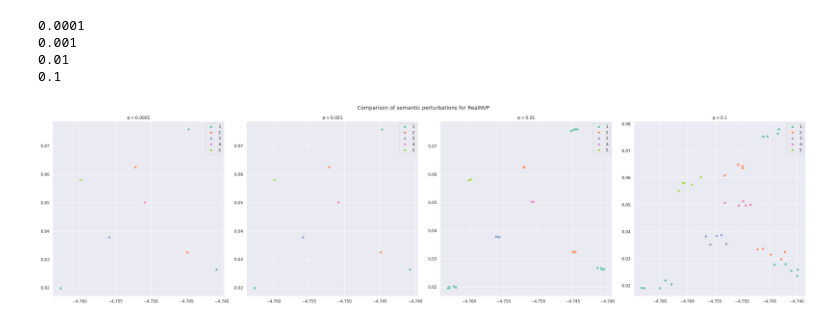
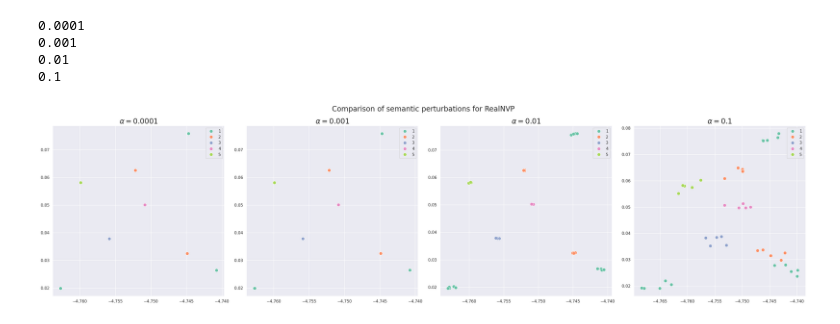
Before and after one commit to konrad-karanowski/nlp-classes, a Jupyter notebook: source/nlp/notebooks/ShowPerturbation.ipynb, the cells around one changed output. Drawn from its saved outputs; the diff is of its cells as text; code cells hidden in the pictures.

```diff
--- a/source/nlp/notebooks/ShowPerturbation.ipynb
+++ b/source/nlp/notebooks/ShowPerturbation.ipynb
@@ -167,11 +158,11 @@ for i in range(len(results_maf)):
 
     f_pca, r_pca = pca[:len(f_x)], pca[len(f_x):]
 
-    sns.scatterplot(x=f_pca[:, 0], y=f_pca[:, 1], hue=f_y, palette='Set2', ax=ax[i], s=50)
+    sns.scatterplot(x=f_pca[:, 0], y=f_pca[:, 1], hue=f_y, palette='Set2', ax=ax[i], s=80)
 
-    ax[i].set_title(rf'$\alpha={alpha}$')
+    ax[i].set_title(rf'$\alpha={alpha}$', fontdict={'fontsize': 20})
 
-fig.suptitle('Comparison of semantic perturbations for MAF')
+fig.suptitle('Comparison of semantic perturbations for MAF', size=20)
 fig.tight_layout()
 plt.savefig('plots/maf_latent.png')
 plt.show()
@@ -199,11 +190,11 @@ for i in range(len(results_nice)):
 
     f_pca, r_pca = pca[:len(f_x)], pca[len(f_x):]
 
-    sns.scatterplot(x=f_pca[:, 0], y=f_pca[:, 1], hue=f_y, palette='Set2', ax=ax[i], s=50)
+    sns.scatterplot(x=f_pca[:, 0], y=f_pca[:, 1], hue=f_y, palette='Set2', ax=ax[i], s=80)
 
-    ax[i].set_title(rf'$\alpha={alpha}$')
+    ax[i].set_title(rf'$\alpha={alpha}$', fontdict={'fontsize': 20})
 
-fig.suptitle('Comparison of semantic perturbations for NICE')
+fig.suptitle('Comparison of semantic perturbations for NICE', size=20)
 fig.tight_layout()
 plt.savefig('plots/nice_latent.png')
 plt.show()
@@ -223,21 +214,21 @@ for alpha in ALPHAS:
 # %%
 fig, ax = plt.subplots(1, len(ALPHAS), figsize=(30, 8))
 
 for i in range(len(results_rnvp)):
     f_x, f_y, f_z = results_rnvp[i]
     alpha = ALPHAS[i]
 
     pca = get_pca(torch.cat([f_x, f_z], dim=0), 2)
 
     f_pca, r_pca = pca[:len(f_x)], pca[len(f_x):]
 
-    sns.scatterplot(x=f_pca[:, 0], y=f_pca[:, 1], hue=f_y, palette='Set2', ax=ax[i], s=50)
+    sns.scatterplot(x=f_pca[:, 0], y=f_pca[:, 1], hue=f_y, palette='Set2', ax=ax[i], s=80)
 
-    ax[i].set_title(rf'$\alpha={alpha}$')
+    ax[i].set_title(rf'$\alpha={alpha}$', fontdict={'fontsize': 20})
 
-fig.suptitle('Comparison of semantic perturbations for RealNVP')
+fig.suptitle('Comparison of semantic perturbations for RealNVP', size=20)
 fig.tight_layout()
 plt.savefig('plots/rnvp_latent.png')
 plt.show()
 # %% [output]
-[figure, old version]
+[figure, new version]
```
Also changed, not shown: parts of 4 cells of this notebook, 5 other files.
